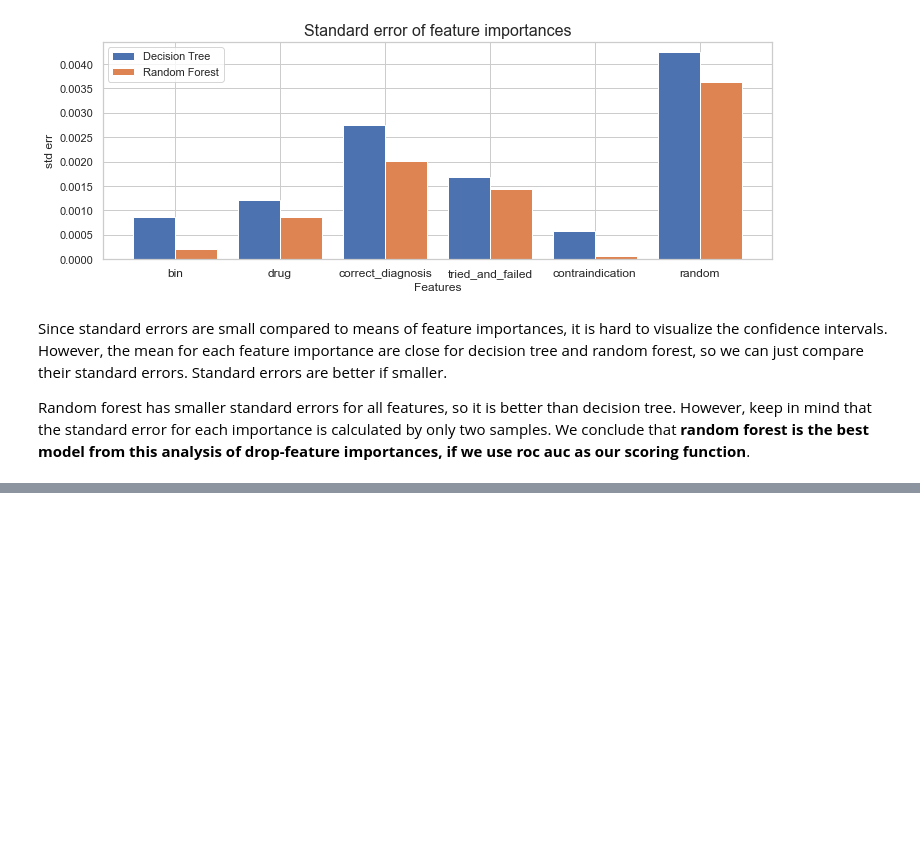
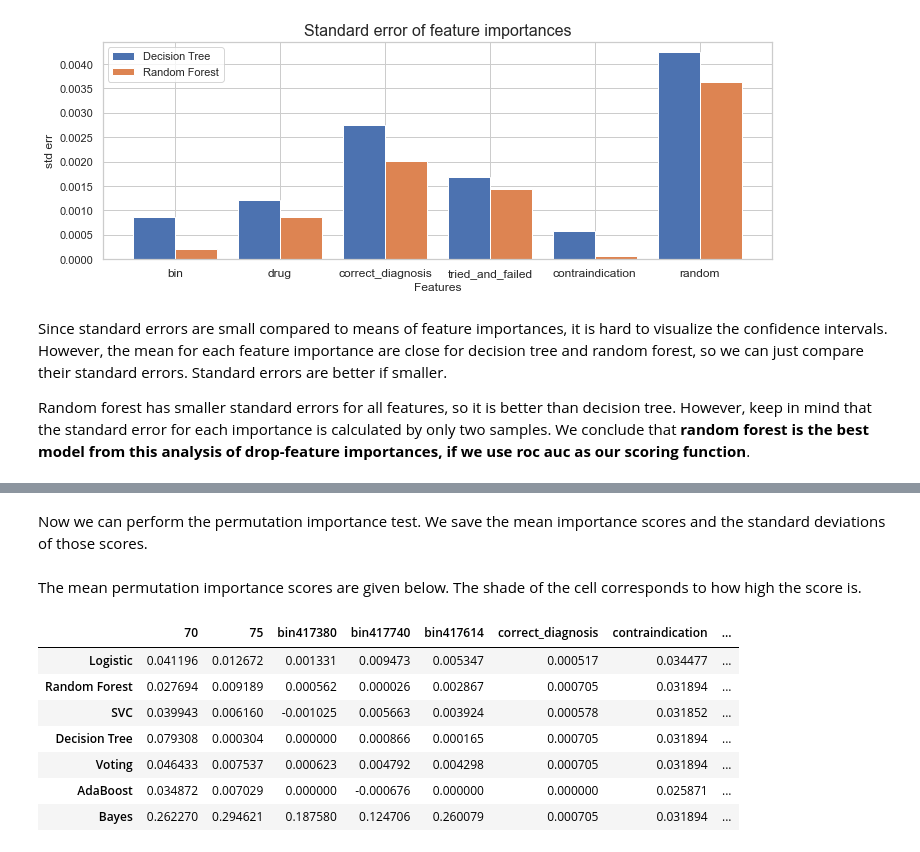
Before and after one commit to domagal9/classifymymeds, a Jupyter notebook: pa_classifier_feature_importances.ipynb, the cells around one changed output, grey strips where cells are left out. Cells and saved outputs as stored; diff of their text form; code cells hidden in the pictures; blank space fills up the shorter version.

```diff
--- a/pa_classifier_feature_importances.ipynb
+++ b/pa_classifier_feature_importances.ipynb
@@ -240,0 +343,23 @@ Random forest has smaller standard errors for all features, so it is better than
+# %%
+from sklearn.metrics import accuracy_score, precision_score, recall_score
+from sklearn.metrics import f1_score, roc_auc_score, balanced_accuracy_score
+
+default_scores = [accuracy_score, precision_score, recall_score,f1_score, roc_auc_score, balanced_accuracy_score]
+default_names = [get_func_name(f) for f in default_scores]
+
+models = {}
+
+DATASETS = [(X_train, y_train), (X_test, y_test)]
+
+def evaluate(model, name, decimal=4, score_funcs=default_scores):
+    model.fit(X_train, y_train)
+    scores = np.empty((2, len(score_funcs)))
+    for i, (X, y) in enumerate(DATASETS):
+        yhat = model.predict(X_train)
+        for j, func in enumerate(score_funcs):
+            scores[i, j] = func(y_train, yhat)
+    scores = scores.round(decimal)
+    func_names = [get_func_name(f) for f in score_funcs]
+    df = pd.DataFrame(data=scores, columns=func_names, index=['train', 'test'])
+
+    models[name] = (model, df)
@@ -240,0 +397,30 @@ Random forest has smaller standard errors for all features, so it is better than
+# %% [markdown]
+Now we can perform the permutation importance test. We save the mean importance scores and the standard deviations of those scores.
+# %%
+from sklearn.inspection import permutation_importance
+
+importances = []
+model_names = []
+std_devs=[]
+for name, (mdl, _) in models.items():
+    model_names.append(name)
+    r = permutation_importance(mdl, X_train, y_train, n_repeats=50,random_state=42, scoring='f1')
+    importances.append(r['importances_mean'])
+    std_devs.append(r['importances_std'])
+df_importances = pd.DataFrame(data=importances,columns=feats,index=model_names)
+df_std_devs=pd.DataFrame(data=std_devs,columns=feats,index=model_names)
+df_sall=pd.DataFrame(data=all,columns=feats,index=model_names)
+# %% [markdown]
+The mean permutation importance scores are given below. The shade of the cell corresponds to how high the score is.
+# %%
+cm = sns.light_palette("green", as_cmap=True)
+df_importances.style.background_gradient(cmap=cm, axis=1)
+# %% [output]
+|  | 70 | 75 | bin417380 | bin417740 | bin417614 | correct_diagnosis | contraindication | ... |
+| Logistic | 0.041196 | 0.012672 | 0.001331 | 0.009473 | 0.005347 | 0.000517 | 0.034477 | ... |
+| Random Forest | 0.027694 | 0.009189 | 0.000562 | 0.000026 | 0.002867 | 0.000705 | 0.031894 | ... |
+| SVC | 0.039943 | 0.006160 | -0.001025 | 0.005663 | 0.003924 | 0.000578 | 0.031852 | ... |
+| Decision Tree | 0.079308 | 0.000304 | 0.000000 | 0.000866 | 0.000165 | 0.000705 | 0.031894 | ... |
+| Voting | 0.046433 | 0.007537 | 0.000623 | 0.004792 | 0.004298 | 0.000705 | 0.031894 | ... |
+| AdaBoost | 0.034872 | 0.007029 | 0.000000 | -0.000676 | 0.000000 | 0.000000 | 0.025871 | ... |
+| Bayes | 0.262270 | 0.294621 | 0.187580 | 0.124706 | 0.260079 | 0.000705 | 0.031894 | ... |
```
Also changed, not shown: parts of 39 cells of this notebook.
